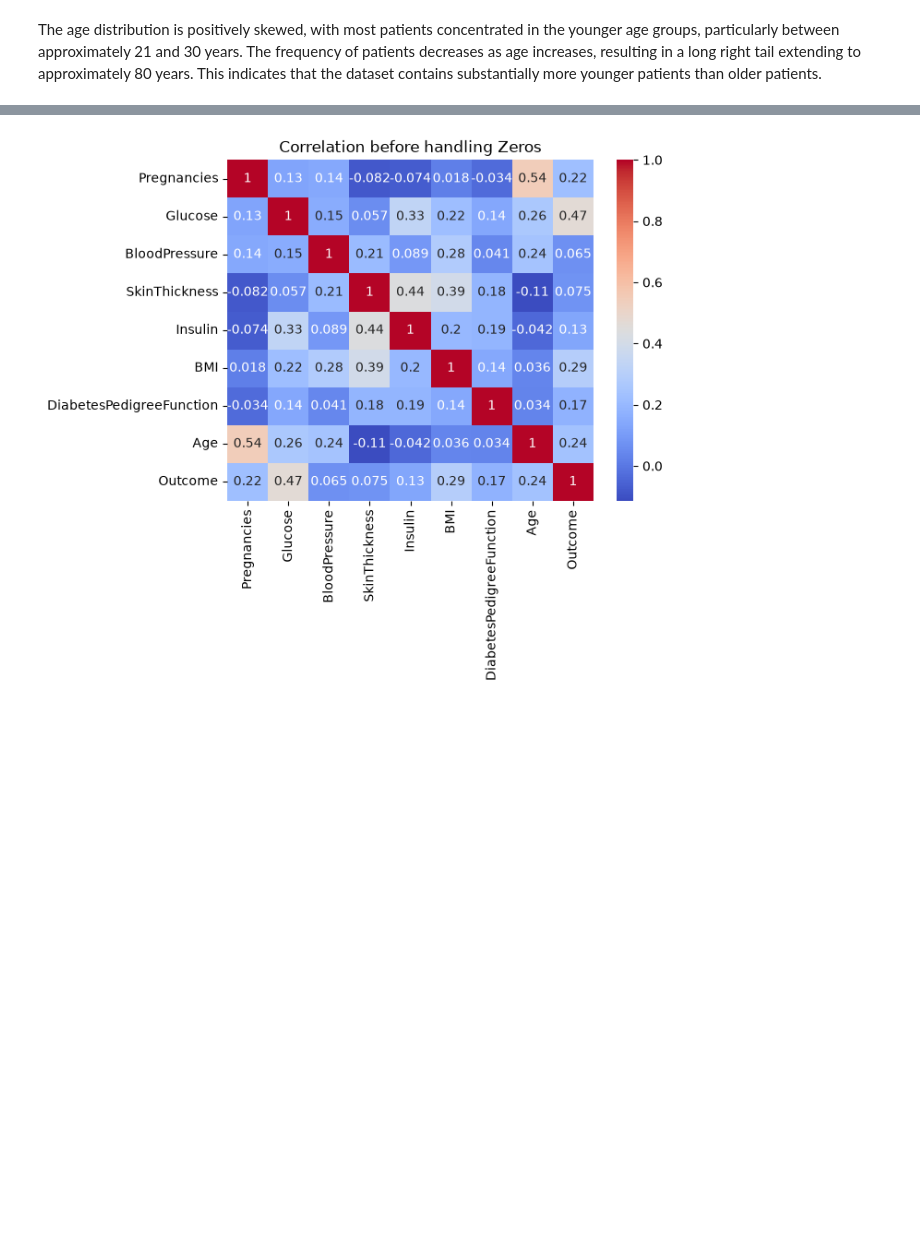
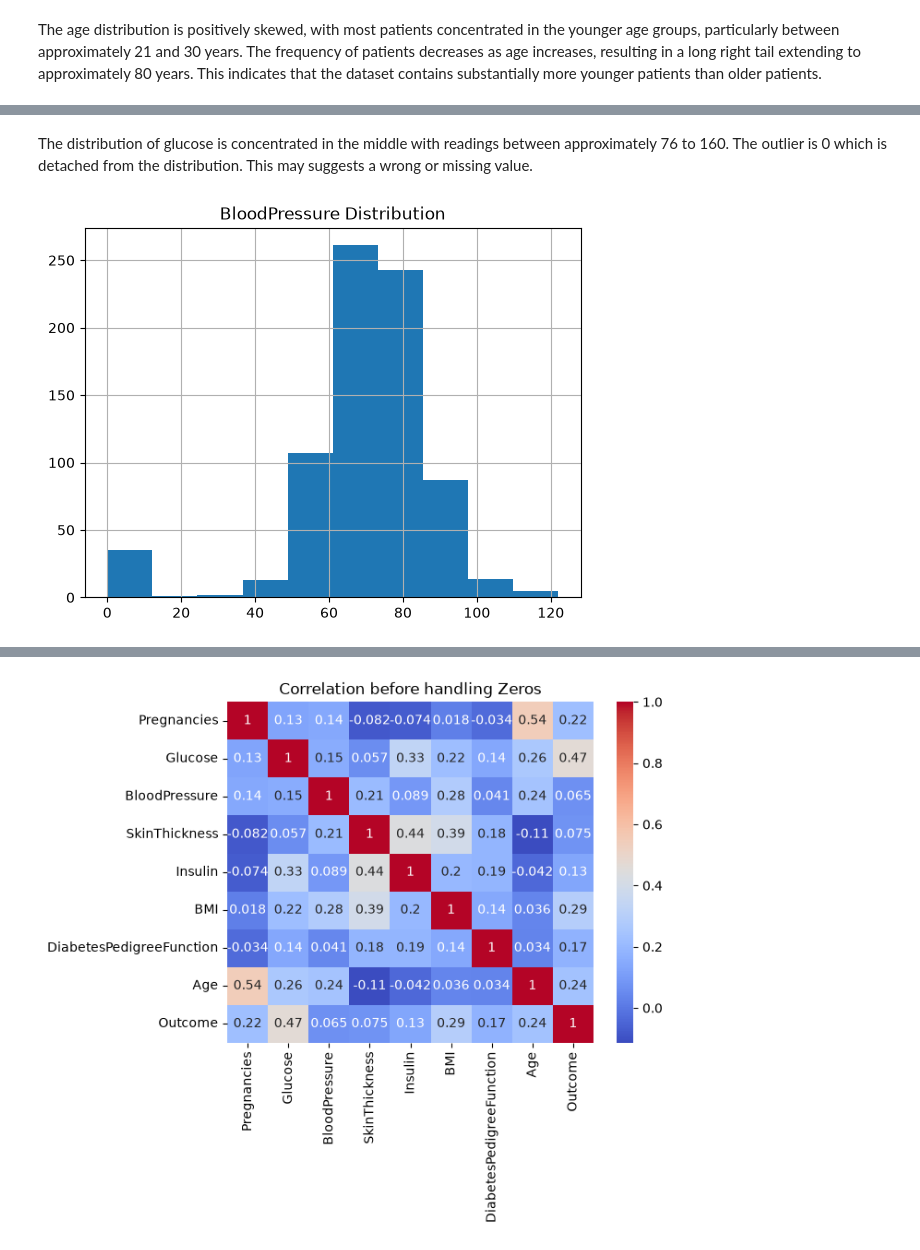
Before and after one commit to abdulazeemsodimu/diabetes_prediction, a Jupyter notebook: notebooks/1.EDA.ipynb, the cells around one changed output, grey strips where cells are left out. Drawn from its saved outputs; the diff is of its cells as text; code cells hidden in the pictures; blank space fills up the shorter version.

```diff
--- a/notebooks/1.EDA.ipynb
+++ b/notebooks/1.EDA.ipynb
@@ -152,0 +170,6 @@ The age distribution is positively skewed, with most patients concentrated in th
+# %% [markdown]
+The distribution of glucose is concentrated in the middle with readings between approximately 76 to 160. The outlier is 0 which is detached from the distribution. This may suggests a wrong or missing value.
+# %%
+histo('BloodPressure')
+# %% [output]
+[figure, added]
```
Also changed, not shown: parts of 34 cells of this notebook.
